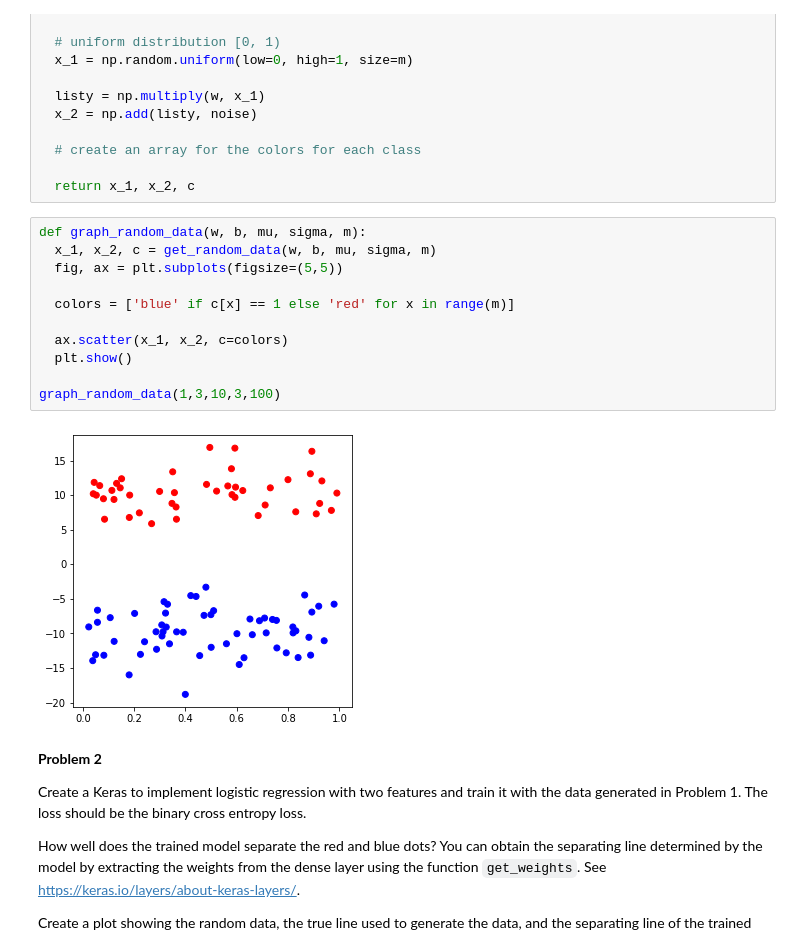
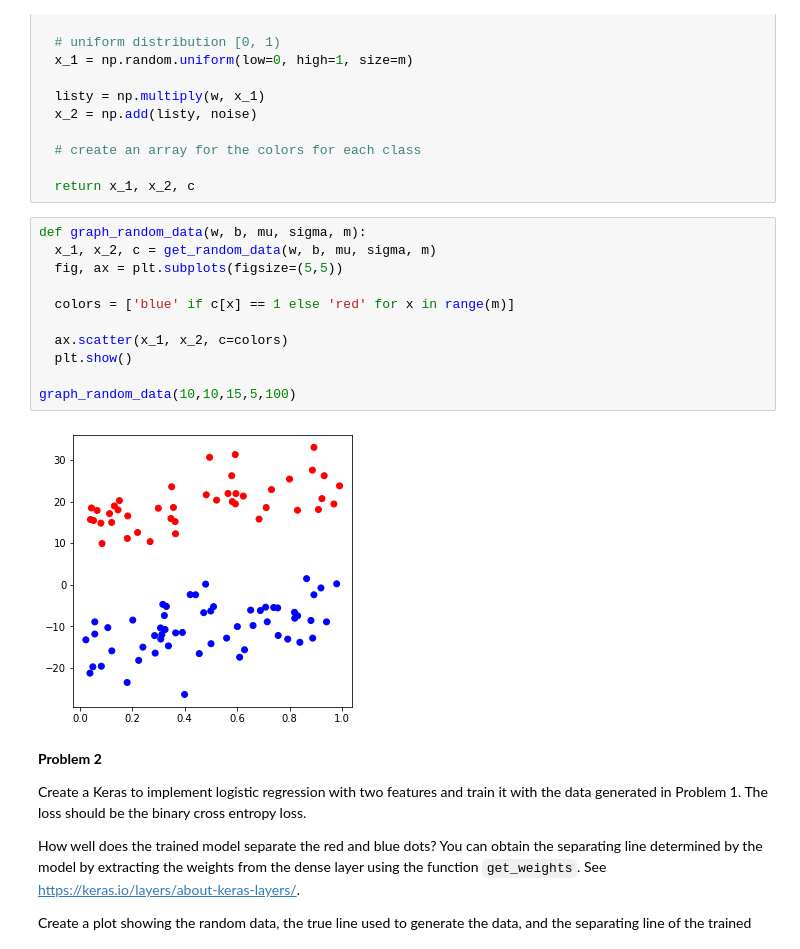
Before and after one commit to nspeer12/AI_CAP4630, a Jupyter notebook: hw3.ipynb, the cells around one changed output. Saved outputs shown, nothing was run; the diff lists cells and outputs as text.

```diff
--- a/hw3.ipynb
+++ b/hw3.ipynb
@@ -58,16 +52,16 @@ def get_random_data(w, b, mu, sigma, m):
 # %%
 def graph_random_data(w, b, mu, sigma, m):
   x_1, x_2, c = get_random_data(w, b, mu, sigma, m)
   fig, ax = plt.subplots(figsize=(5,5))
 
   colors = ['blue' if c[x] == 1 else 'red' for x in range(m)]
 
   ax.scatter(x_1, x_2, c=colors)
   plt.show()
 
-graph_random_data(1,3,10,3,100)
+graph_random_data(10,10,15,5,100)
 # %% [output]
-[figure, old version]
+[figure, new version]
 # %% [markdown]
 **Problem 2**
 
```
Also changed, not shown: parts of 11 cells of this notebook.
